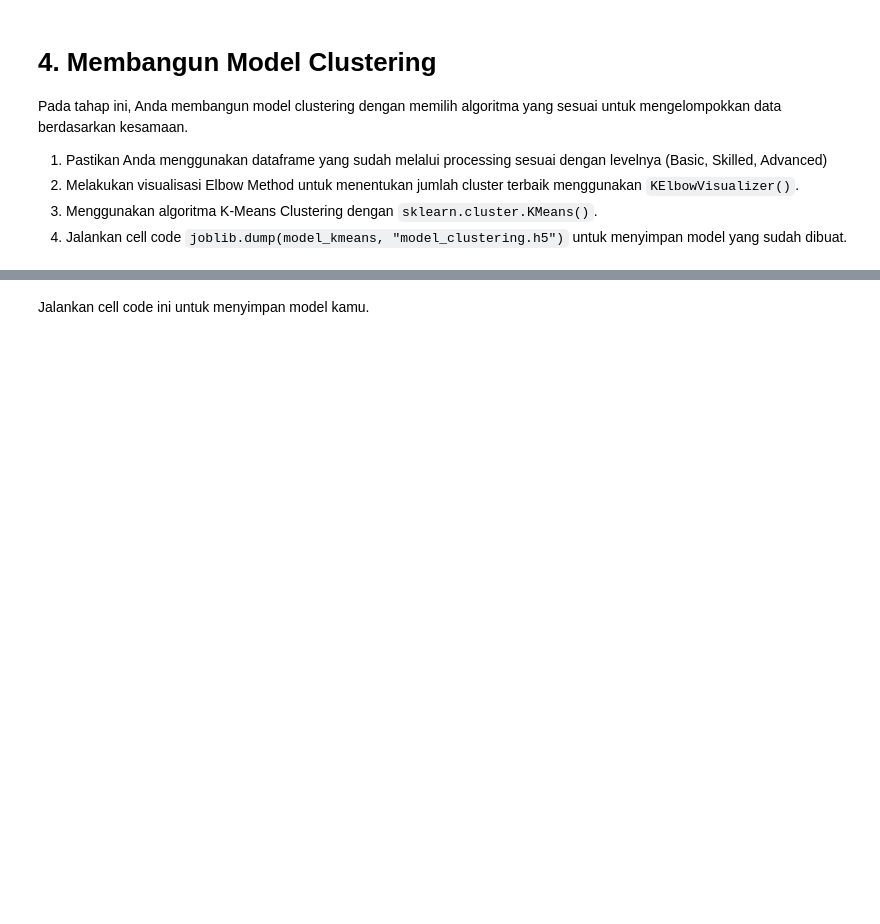
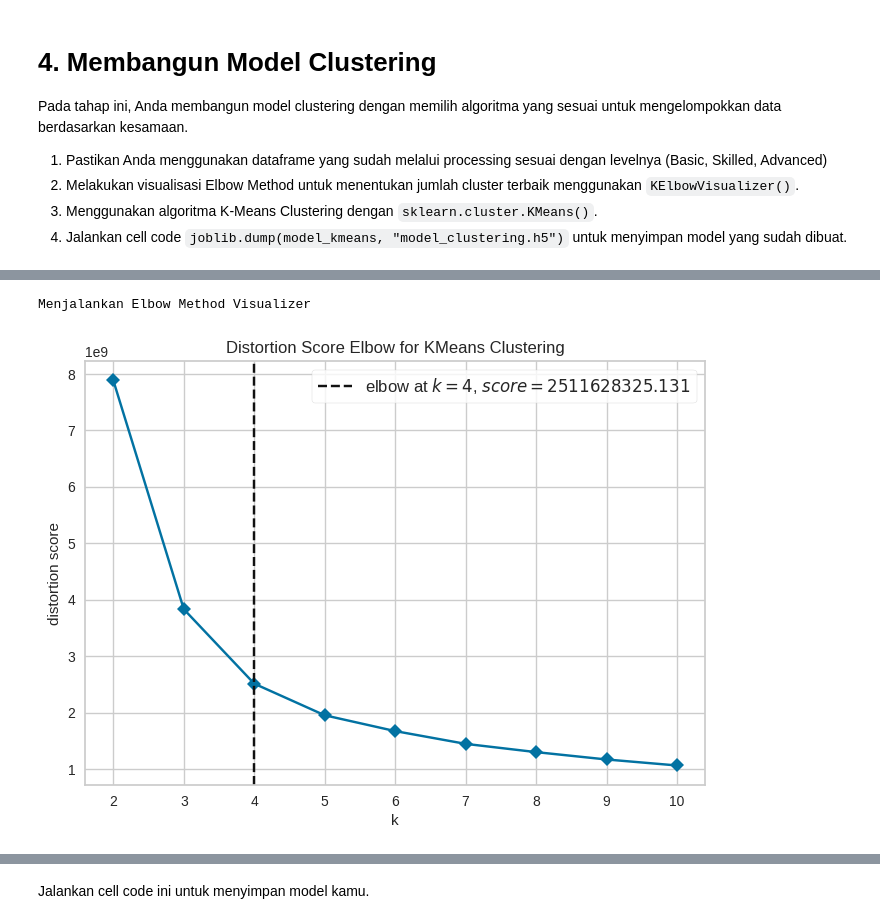
Before and after one commit to youngIcom/Machine_Learning_Project, a Jupyter notebook: [Clustering]_Submission_Akhir_BMLP_Yesaya_Situmorang.ipynb, the cells around one changed output, grey strips where cells are left out. Drawn from its saved outputs; the diff is of its cells as text; code cells hidden in the pictures; blank space fills up the shorter version.

```diff
--- a/[Clustering]_Submission_Akhir_BMLP_Yesaya_Situmorang.ipynb
+++ b/[Clustering]_Submission_Akhir_BMLP_Yesaya_Situmorang.ipynb
@@ -237,3 +245,11 @@ print(df_cleaned.head())
 # %%
 # Melakukan feature encoding menggunakan LabelEncoder() untuk fitur kategorikal.
 # Pastikan kamu menggunakan function head setelah melalukan encoding.
+df_encode = df_cleaned.copy()
+categorical_cols = df_encode.select_dtypes(include=['object', 'category']).columns
+
+label_encoder = LabelEncoder()
+for col in categorical_cols:
+  df_encode[col] = label_encoder.fit_transform(df_encode[col].astype(str))
+
+df_encode.head()
@@ -250,2 +296,4 @@ print(df_cleaned.head())
 # %%
 # Menghapus data duplikat menggunakan drop_duplicates().
+df_encode_unique = df_encode.drop_duplicates()
+print(df_encode_unique.head())
@@ -261,0 +325,16 @@ print(df_cleaned.head())
+# %%
+# Melakukan Handling Outlier Data berdasarkan jumlah outlier, apakah menggunakan metode drop atau mengisi nilai tersebut.
+df_outlier_handler = df_encode_unique.copy()
+
+numeric_cols = df_outlier_handler.select_dtypes(include=[np.number]).columns
+
+for col in numeric_cols:
+  q1 = df_outlier_handler[col].quantile(0.25)
+  q3 = df_outlier_handler[col].quantile(0.75)
+  iqr = q3 - q1
+  lower_bound = q1 - 1.5 * iqr
+  upper_bound = q3 + 1.5 * iqr
+
+  df_outlier_handler = df_outlier_handler[(df_outlier_handler[col] >= lower_bound) & (df_outlier_handler[col] <= upper_bound)]
+
+df_outlier_handler.head()
@@ -277,0 +429,19 @@ Pada tahap ini, Anda membangun model clustering dengan memilih algoritma yang se
+# %%
+# Melakukan visualisasi Elbow Method menggunakan KElbowVisualizer()
+model_kmeans_for_elbow = KMeans(init='k-means++', random_state=42, n_init=10)
+
+visualizer = KElbowVisualizer(
+    model_kmeans_for_elbow,
+    k=(2, 11),
+    metric='distortion',
+    timings=False
+)
+
+print("Menjalankan Elbow Method Visualizer")
+X = df_outlier_handler.select_dtypes(include=np.number) # Select only numerical columns
+visualizer.fit(X)
+visualizer.show()
+plt.show()
+# %% [output]
+Menjalankan Elbow Method Visualizer
+[figure, added]
```
Also changed, not shown: parts of 25 cells of this notebook.
